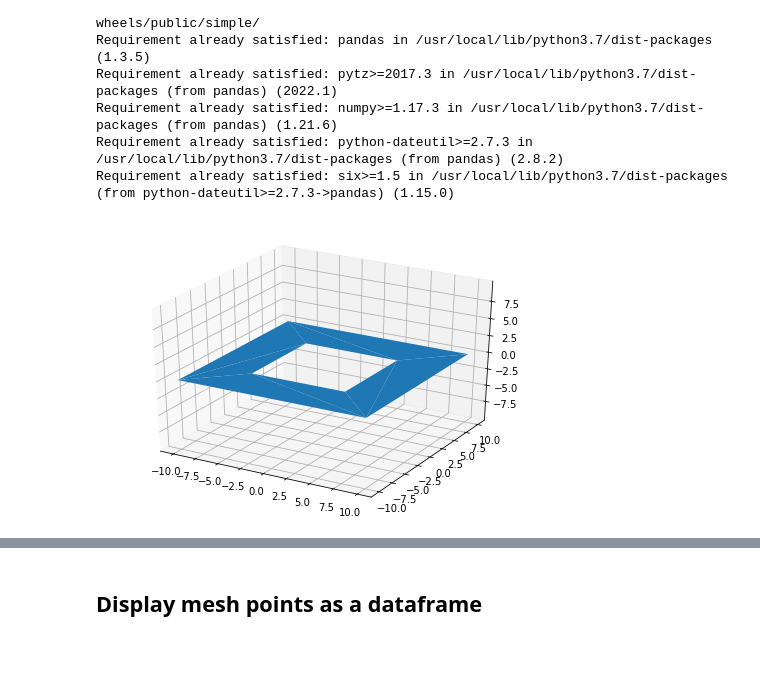
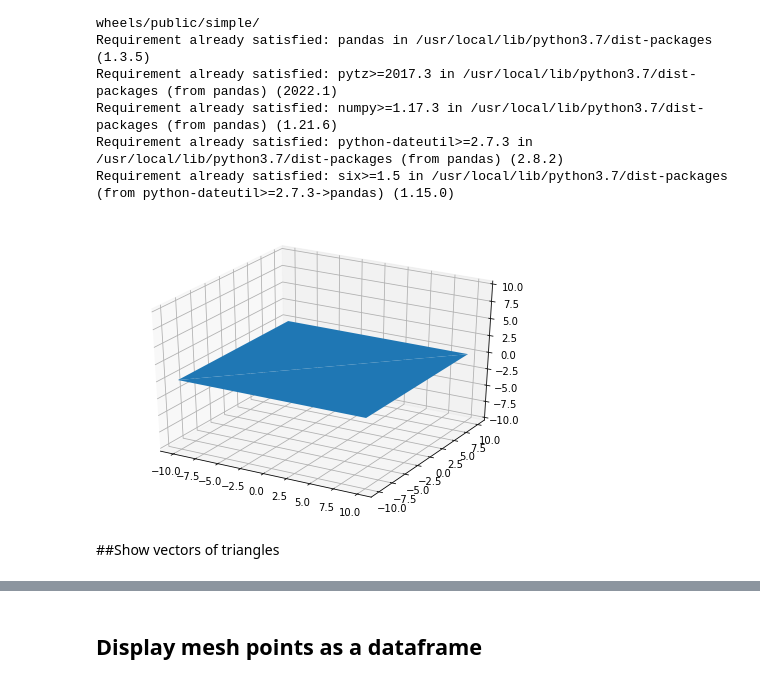
Before and after one commit to mrlupher/Syllabus, a Jupyter notebook: plot_stl.ipynb, the cells around one changed output, grey strips where cells are left out. Saved outputs shown, nothing was run; the diff lists cells and outputs as text; code cells hidden in the pictures; blank space fills up the shorter version.

```diff
--- a/plot_stl.ipynb
+++ b/plot_stl.ipynb
@@ -29,18 +29,19 @@ Requirement already satisfied: six>=1.5 in /usr/local/lib/python3.7/dist-package
 # %%
 # Create a new plot
 figure = pyplot.figure()
 axes = mplot3d.Axes3D(figure)
 
 # Load the STL files and add the vectors to the plot
-your_mesh = mesh.Mesh.from_file('planewithhole.stl')
+your_mesh = mesh.Mesh.from_file('plane.stl')
 axes.add_collection3d(mplot3d.art3d.Poly3DCollection(your_mesh.vectors))
-
 # Auto scale to the mesh size
 # flatten turns into 1d array
 scale = your_mesh.points.flatten()
 axes.auto_scale_xyz(scale, scale, scale)
 
 # Show the plot to the screen
 pyplot.show()
 # %% [output]
-[figure, old version]
+[figure, new version]
+# %% [markdown]
+##Show vectors of triangles
```
Also changed, not shown: parts of 9 cells of this notebook.
